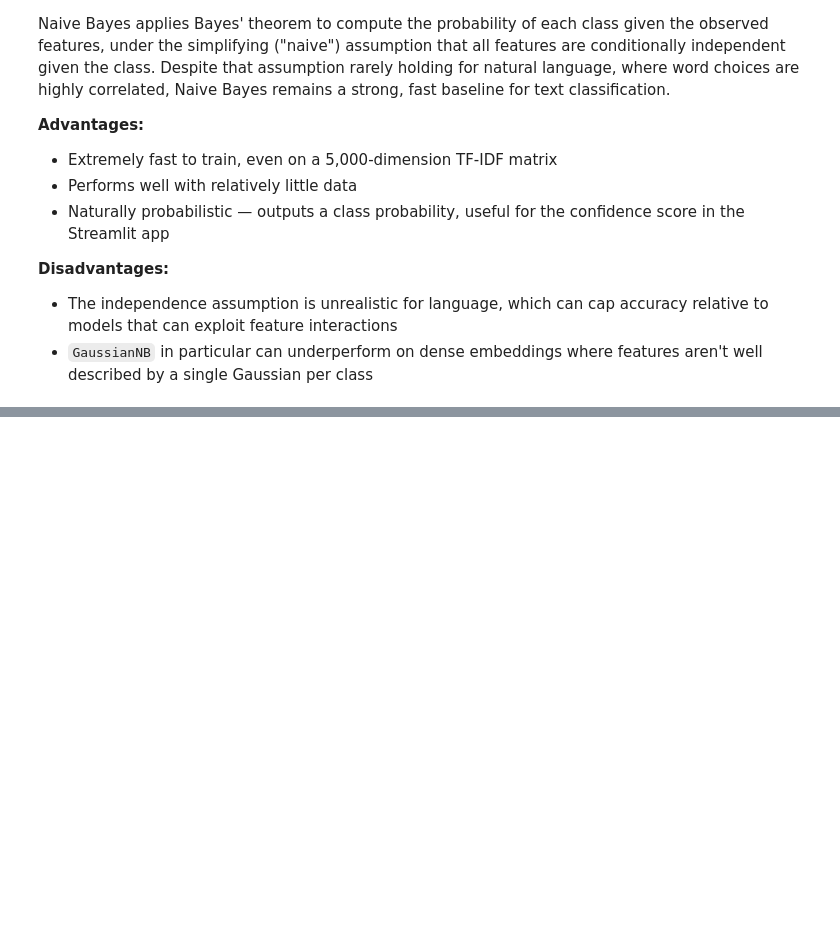
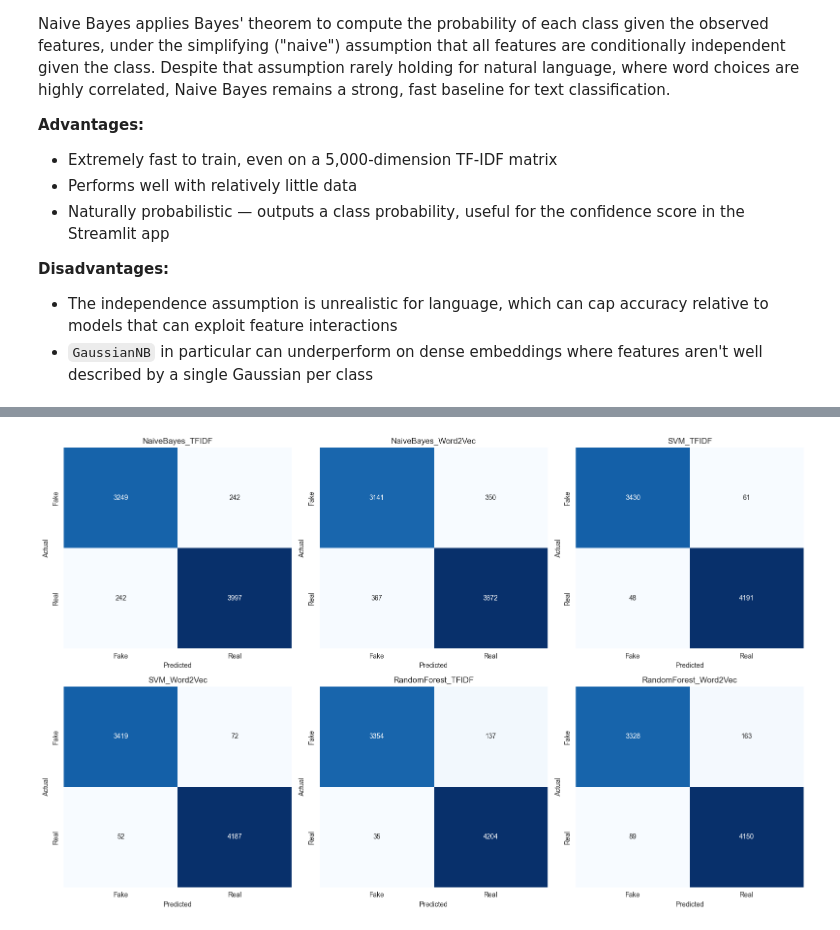
Before and after one commit to anushkarajdev2410-netizen/Fake-News-Detection, a Jupyter notebook: notebooks/Model_Evaluation.ipynb, the cells around one changed output, grey strips where cells are left out. Cells and saved outputs as stored; diff of their text form; code cells hidden in the pictures; blank space fills up the shorter version.

Commit message:
Add confusion_matrices.png

```diff
--- a/notebooks/Model_Evaluation.ipynb
+++ b/notebooks/Model_Evaluation.ipynb
@@ -1004,0 +1247,17 @@ Before trusting the vectors for modeling, check that they've actually learned so
+# %%
+fig, axes = plt.subplots(2, 3, figsize=(16, 10))
+axes = axes.ravel()
+
+for i, name in enumerate(models.keys()):
+    cm = confusion_matrix(y_test, predictions[name])
+    sns.heatmap(cm, annot=True, fmt='d', cmap='Blues', ax=axes[i],
+                xticklabels=['Fake', 'Real'], yticklabels=['Fake', 'Real'], cbar=False)
+    axes[i].set_title(name)
+    axes[i].set_xlabel('Predicted')
+    axes[i].set_ylabel('Actual')
+
+plt.tight_layout()
+plt.savefig('../images/confusion_matrices.png', dpi=150)
+plt.show()
+# %% [output]
+[figure, added]
```
Also changed, not shown: parts of 36 cells of this notebook, 1 other file.
